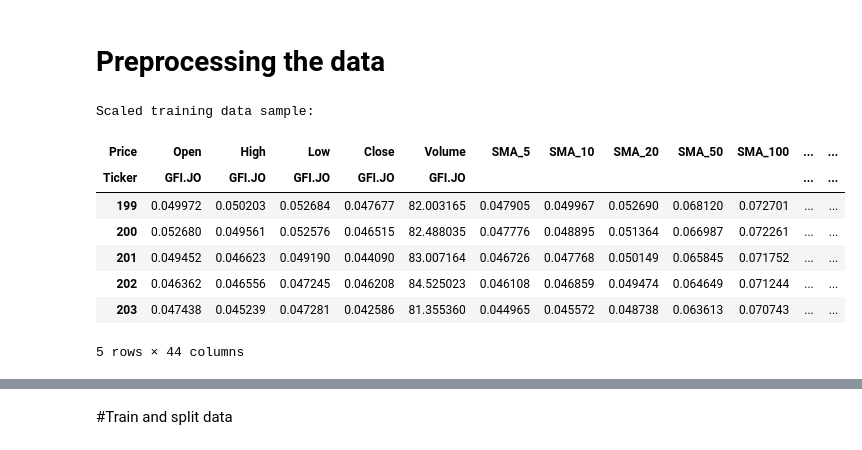
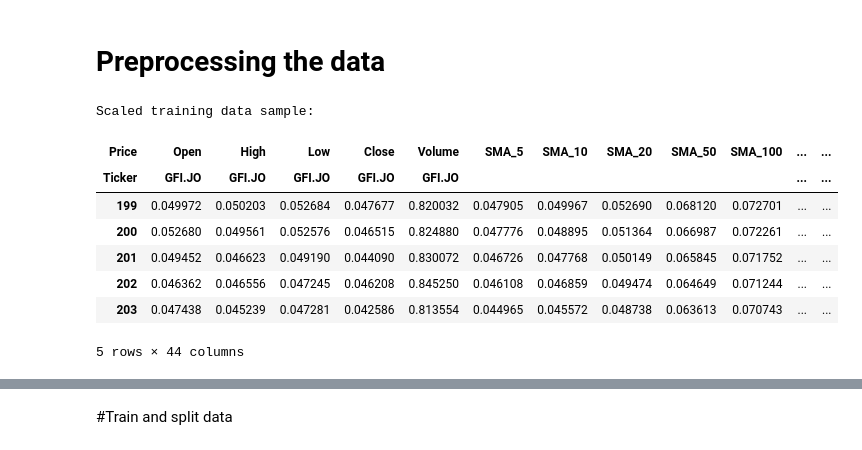
Before and after one commit to Deleon57/EDAR-Data, a Jupyter notebook: KNN222.ipynb, the cells around one changed output, grey strips where cells are left out. Drawn from its saved outputs; the diff is of its cells as text; code cells hidden in the pictures.

```diff
--- a/KNN222.ipynb
+++ b/KNN222.ipynb
@@ -240,7 +240,7 @@ X_test_scaled[price_cols] = price_scaler.transform(X_test_full[price_cols])
 X_train_scaled['Volume'] = np.log1p(X_train_full['Volume'])
 X_test_scaled['Volume'] = np.log1p(X_test_full['Volume'])
 
-vol_scaler = MinMaxScaler(feature_range=(0,100))
+vol_scaler = MinMaxScaler(feature_range=(0,1))
 X_train_scaled[['Volume']] = vol_scaler.fit_transform(X_train_scaled[['Volume']])
 X_test_scaled[['Volume']] = vol_scaler.transform(X_test_scaled[['Volume']])
 
@@ -250,7 +250,7 @@ X_train_scaled[['OBV']] = obv_scaler.fit_transform(X_train_full[['OBV']].values.
 X_test_scaled[['OBV']] = obv_scaler.transform(X_test_full[['OBV']].values.reshape(-1,1))
 
 # --- 4. Relative cols -> MinMax 0–100 ---
-rel_scaler = MinMaxScaler(feature_range=(0,100))
+rel_scaler = MinMaxScaler(feature_range=(0,1))
 X_train_scaled[relative_cols] = rel_scaler.fit_transform(X_train_full[relative_cols])
 X_test_scaled[relative_cols] = rel_scaler.transform(X_test_full[relative_cols])
 
@@ -258,38 +258,38 @@ X_test_scaled[relative_cols] = rel_scaler.transform(X_test_full[relative_cols])
 X_train_scaled[bounded_cols] = X_train_full[bounded_cols]
 X_test_scaled[bounded_cols] = X_test_full[bounded_cols]
 
 # --- Extra groups ---
 close_lag_cols = ['Close_t-1','Close_t-2','Close_t-3','Close_t-4','Close_t-5']
 volume_lag_cols = ['Volume_t-1','Volume_t-2','Volume_t-3','Volume_t-4','Volume_t-5']
 rolling_cols = ['SMA_20']   # you can add others like rolling MAs if needed
 
 # --- Scale Close lags ---
 close_lag_scaler = MinMaxScaler(feature_range=(0,1))
 X_train_scaled[close_lag_cols] = close_lag_scaler.fit_transform(X_train_full[close_lag_cols])
 X_test_scaled[close_lag_cols]  = close_lag_scaler.transform(X_test_full[close_lag_cols])
 
 # --- Scale Volume lags ---
 volume_lag_scaler = MinMaxScaler(feature_range=(0,1))
 X_train_scaled[volume_lag_cols] = volume_lag_scaler.fit_transform(X_train_full[volume_lag_cols])
 X_test_scaled[volume_lag_cols]  = volume_lag_scaler.transform(X_test_full[volume_lag_cols])
 
 # --- Scale SMA_20 separately if needed ---
 roll_scaler = MinMaxScaler(feature_range=(0,1))
 X_train_scaled[rolling_cols] = roll_scaler.fit_transform(X_train_full[rolling_cols])
 X_test_scaled[rolling_cols]  = roll_scaler.transform(X_test_full[rolling_cols])
 
 # --- Preview ---
 print("Scaled training data sample:")
 display(X_train_scaled.head())
 # %% [output]
 Scaled training data sample:
 | Price | Open | High | Low | Close | Volume | SMA_5 | SMA_10 | SMA_20 | SMA_50 | SMA_100 | ... | ... |
 | Ticker | GFI.JO | GFI.JO | GFI.JO | GFI.JO | GFI.JO |  |  |  |  |  | ... | ... |
-| 199 | 0.049972 | 0.050203 | 0.052684 | 0.047677 | 82.003165 | 0.047905 | 0.049967 | 0.052690 | 0.068120 | 0.072701 | ... | ... |
-| 200 | 0.052680 | 0.049561 | 0.052576 | 0.046515 | 82.488035 | 0.047776 | 0.048895 | 0.051364 | 0.066987 | 0.072261 | ... | ... |
-| 201 | 0.049452 | 0.046623 | 0.049190 | 0.044090 | 83.007164 | 0.046726 | 0.047768 | 0.050149 | 0.065845 | 0.071752 | ... | ... |
-| 202 | 0.046362 | 0.046556 | 0.047245 | 0.046208 | 84.525023 | 0.046108 | 0.046859 | 0.049474 | 0.064649 | 0.071244 | ... | ... |
-| 203 | 0.047438 | 0.045239 | 0.047281 | 0.042586 | 81.355360 | 0.044965 | 0.045572 | 0.048738 | 0.063613 | 0.070743 | ... | ... |
+| 199 | 0.049972 | 0.050203 | 0.052684 | 0.047677 | 0.820032 | 0.047905 | 0.049967 | 0.052690 | 0.068120 | 0.072701 | ... | ... |
+| 200 | 0.052680 | 0.049561 | 0.052576 | 0.046515 | 0.824880 | 0.047776 | 0.048895 | 0.051364 | 0.066987 | 0.072261 | ... | ... |
+| 201 | 0.049452 | 0.046623 | 0.049190 | 0.044090 | 0.830072 | 0.046726 | 0.047768 | 0.050149 | 0.065845 | 0.071752 | ... | ... |
+| 202 | 0.046362 | 0.046556 | 0.047245 | 0.046208 | 0.845250 | 0.046108 | 0.046859 | 0.049474 | 0.064649 | 0.071244 | ... | ... |
+| 203 | 0.047438 | 0.045239 | 0.047281 | 0.042586 | 0.813554 | 0.044965 | 0.045572 | 0.048738 | 0.063613 | 0.070743 | ... | ... |
 5 rows × 44 columns
 # %%
 # --- Export scaled training data ---
```
Also changed, not shown: parts of 4 cells of this notebook.
